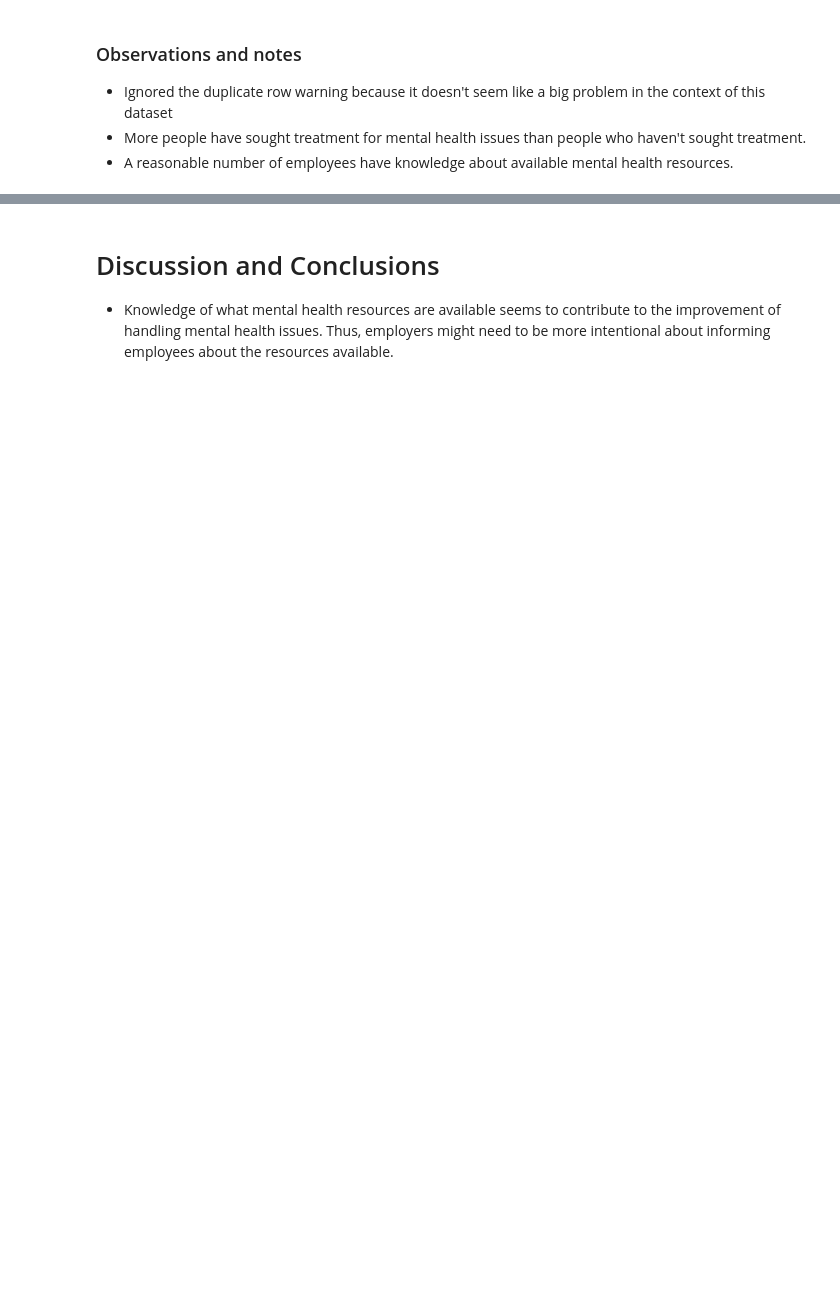
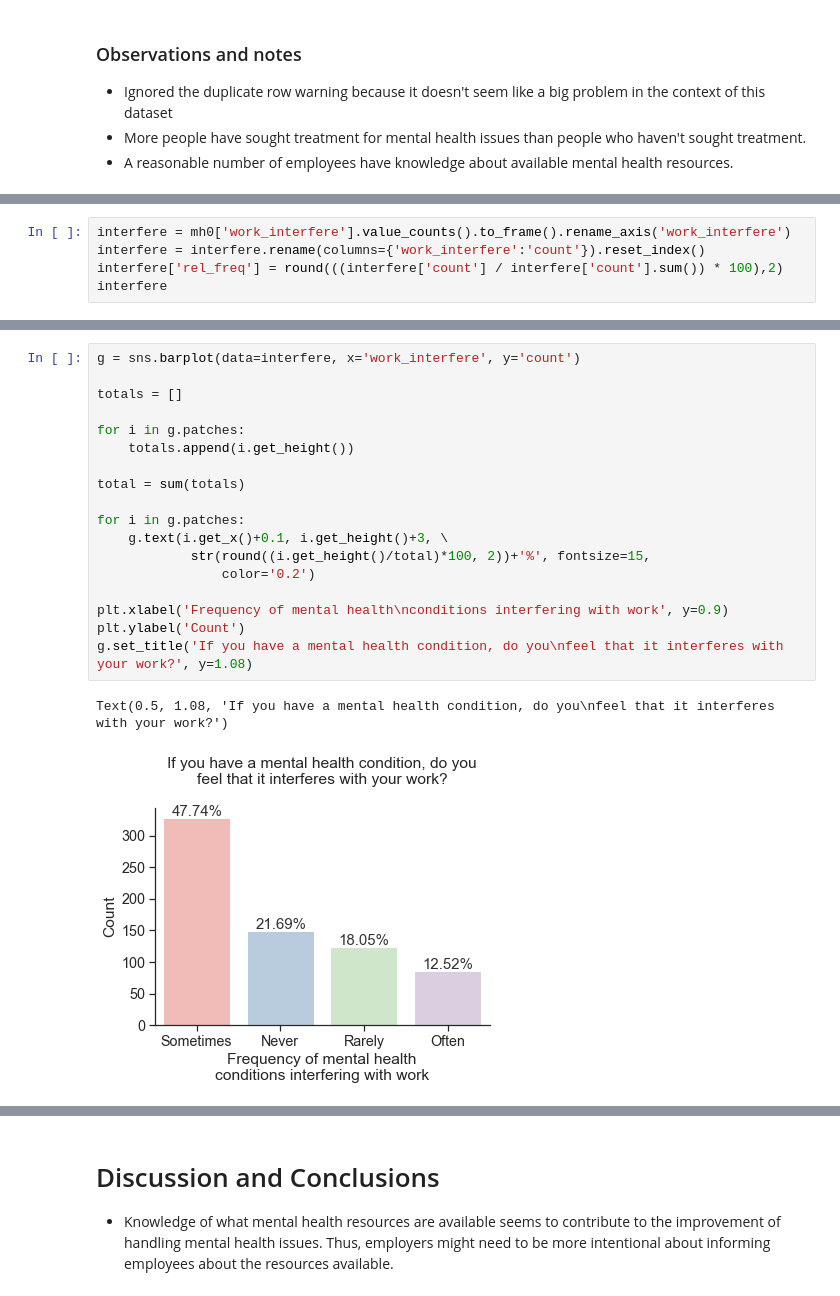
Before and after one commit to cltomiyama/MentalHealthSurvey_analysis, a Jupyter notebook: analysis/gale/analysis_notebook_gc.ipynb, the cells around one changed output, grey strips where cells are left out. Drawn from its saved outputs; the diff is of its cells as text; blank space fills up the shorter version.

```diff
--- a/analysis/gale/analysis_notebook_gc.ipynb
+++ b/analysis/gale/analysis_notebook_gc.ipynb
@@ -75,0 +150,5 @@ sort_lb = ['Not sure', 'Yes', 'No']
+# %%
+interfere = mh0['work_interfere'].value_counts().to_frame().rename_axis('work_interfere')
+interfere = interfere.rename(columns={'work_interfere':'count'}).reset_index()
+interfere['rel_freq'] = round(((interfere['count'] / interfere['count'].sum()) * 100),2)
+interfere
@@ -75,0 +161,21 @@ sort_lb = ['Not sure', 'Yes', 'No']
+# %%
+g = sns.barplot(data=interfere, x='work_interfere', y='count')
+
+totals = []
+
+for i in g.patches:
+    totals.append(i.get_height())
+
+total = sum(totals)
+
+for i in g.patches:
+    g.text(i.get_x()+0.1, i.get_height()+3, \
+            str(round((i.get_height()/total)*100, 2))+'%', fontsize=15,
+                color='0.2')
+
+plt.xlabel('Frequency of mental health\nconditions interfering with work', y=0.9)
+plt.ylabel('Count')
+g.set_title('If you have a mental health condition, do you\nfeel that it interferes with your work?', y=1.08)
+# %% [output]
+Text(0.5, 1.08, 'If you have a mental health condition, do you\nfeel that it interferes with your work?')
+[figure, added]
```
Also changed, not shown: parts of 18 cells of this notebook.
